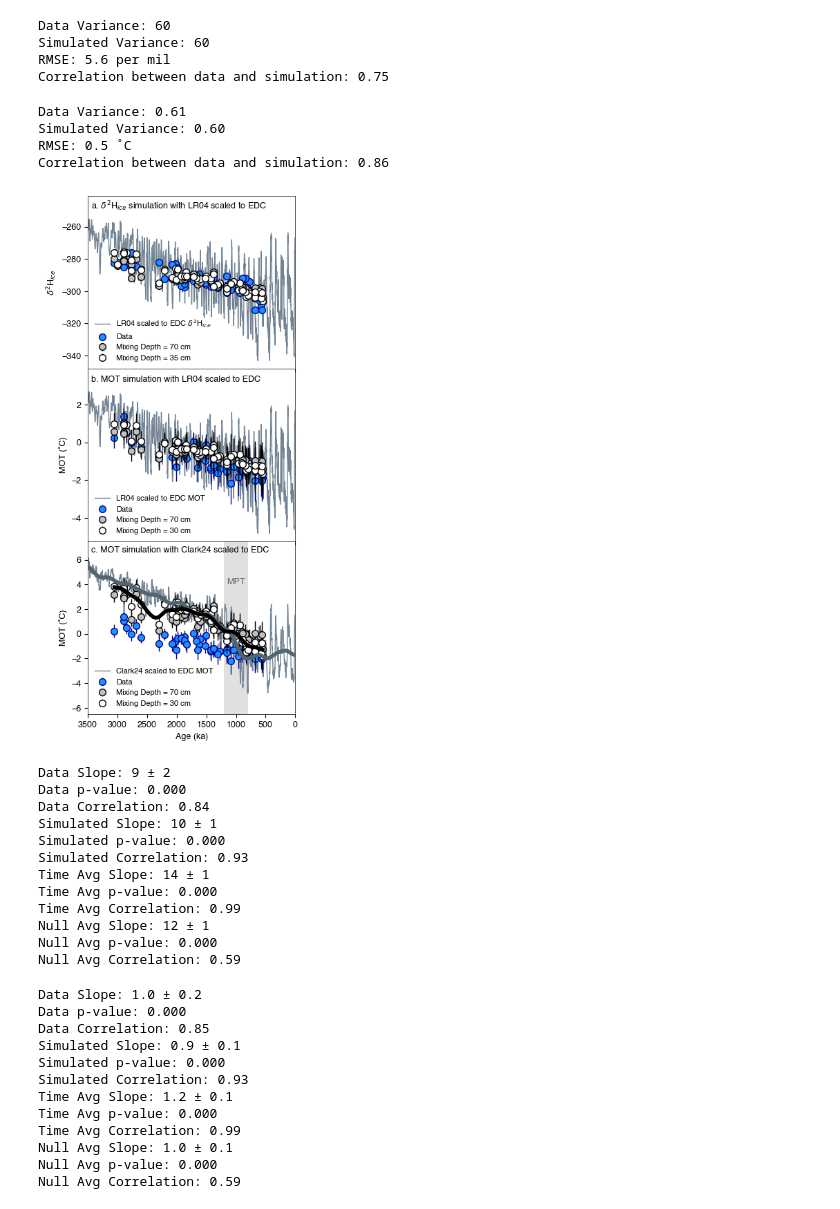
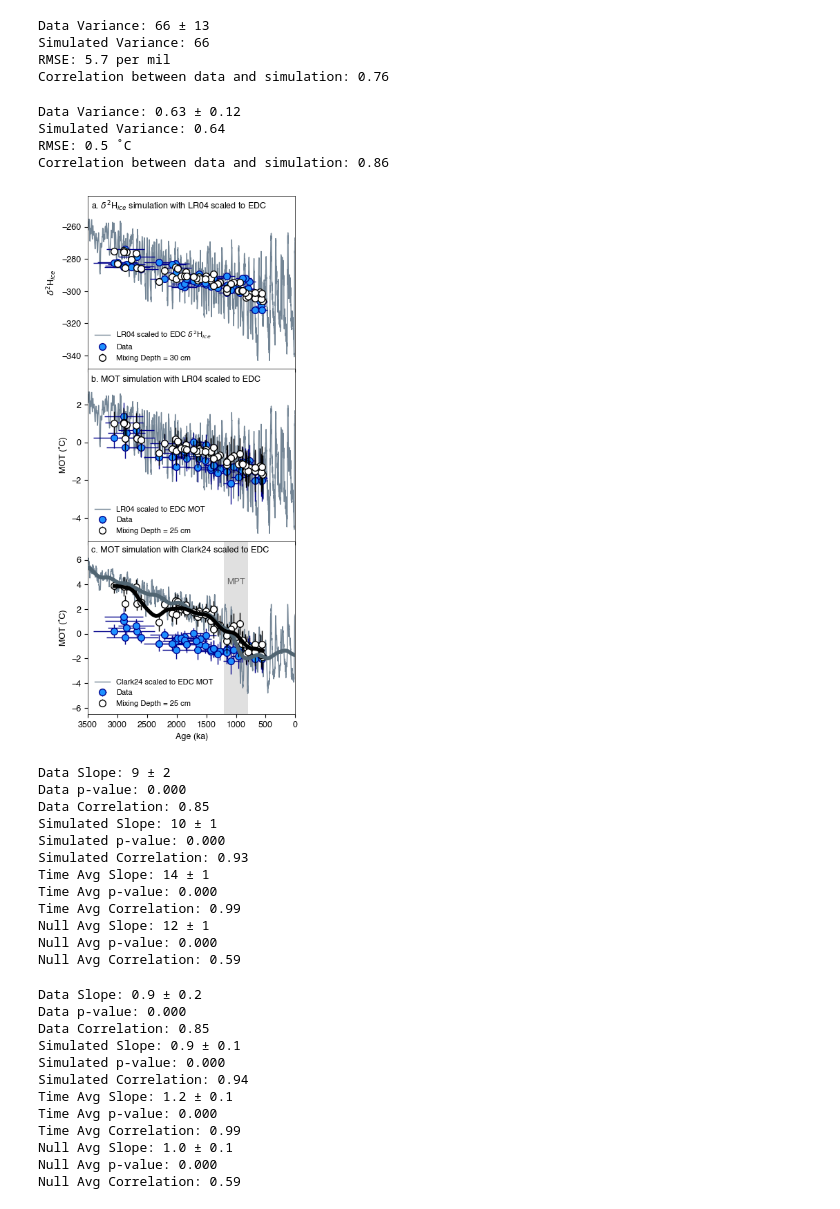
Before and after one commit to jesstierney/blueIce, a Jupyter notebook: iceModelIsotopesMOT.ipynb, the cells around one changed output. Drawn from its saved outputs; the diff is of its cells as text; code cells hidden in the pictures.

```diff
--- a/iceModelIsotopesMOT.ipynb
+++ b/iceModelIsotopesMOT.ipynb
@@ -53,8 +53,8 @@ dDSim = iceTimeAvg(ice.Age, ice.AgeErrA, 400, ageLR04,lrEDC,1000)
 # mix - sample step is still 10 cm as with CO2
 sampStep = 0.1
 # do a low and high mixing scenario, high is equivalent to CO2 mixing value of 70 cm
-minMix = 0.35
-maxMix = 0.7
+minMix = 0.30
+maxMix = 0.75
 dmid = ice[['TopDepth', 'BottomDepth']].mean(axis=1)
 _, _, _, dDmixMin = mixIce(dmid,sampStep,dDSim,minMix)
 _, _, _, dDmixMax = mixIce(dmid,sampStep,dDSim,maxMix)
@@ -64,10 +64,11 @@ _, _, _, dDmixMax = mixIce(dmid,sampStep,dDSim,maxMix)
 dDpres = ~np.isnan(ice.dDice)
 compSet = dDmixMin
 # uncomment to check the 70 cm simulation. Variance is too low.
-#compSet = dDmixMax
-icevar = np.var(ice.dDice[dDpres])
-simvar = np.var(np.mean(compSet[dDpres,:],1))
-print(f"Data Variance: {icevar:.0f}")
+# compSet = dDmixMax
+icevar = np.var(ice.dDice[dDpres],ddof=1)
+icevarerr = np.sqrt((2 * (icevar**2)) / (len(ice.dDice[dDpres]) - 1))
+simvar = np.var(compSet[dDpres,:],ddof=1)
+print(f"Data Variance: {icevar:.0f} ± {icevarerr:.0f}")
 print(f"Simulated Variance: {simvar:.0f}")
 # RMSE
 rmse = np.sqrt(np.mean(np.square(ice.dDice[dDpres] - np.mean(compSet[dDpres,:],1))))
@@ -76,10 +77,10 @@ print(f"RMSE: {rmse:.1f} per mil")
 corrmatrix = np.corrcoef(ice.dDice[dDpres],np.mean(compSet[dDpres,:],1))
 print(f"Correlation between data and simulation: {corrmatrix[0, 1]:.2f}")
 # %% [output]
-Data Variance: 60
-Simulated Variance: 60
-RMSE: 5.6 per mil
-Correlation between data and simulation: 0.75
+Data Variance: 66 ± 13
+Simulated Variance: 66
+RMSE: 5.7 per mil
+Correlation between data and simulation: 0.76
 # %%
 ###### CREATE NULL TRUTH DATASET FOR MOT
 # for this we will first forward model from a "truth" MOT record based on scaling LR04 to EDC MOT (from Kr/N2)
@@ -102,7 +103,7 @@ sstAge = gsst['Age']*1000
 MOTSim = iceTimeAvg(ice.Age, ice.AgeErrA, 400, ageLR04, lrMOT, 1000)
 MOTSimSST = iceTimeAvg(ice.Age, ice.AgeErrA, 400, sstAge,sstMOT,1000)
 # MOT mixing depth
-minMix2 = 0.30
+minMix2 = 0.25
 # mixing with scaled LR04
 _, _, _, MOTmixMin = mixIce(dmid,sampStep,MOTSim,minMix2)
 _, _, _, MOTmixMax = mixIce(dmid,sampStep,MOTSim,maxMix)
@@ -130,11 +131,10 @@ MOTSSTMax = MOTsst6 + MOTrndE
 ###### COMPARE STATISTICS FOR MOT DATA AND SIMULATIONS
 MOTpres = (~np.isnan(ice.MOT))
 compSet = MOTMin
-icevar = np.var(ice.MOT[MOTpres])
-# Note: measured MOT is one expression of possible MOT with the variance of MOT inference
-# so to compare with the simulations we need to add that variance to the simulated data mean
-simvar = np.var(np.mean(compSet,1)) + np.mean(ice.MOTErr[MOTpres]**2)
-print(f"Data Variance: {icevar:.2f}")
+icevar = np.var(ice.MOT[MOTpres],ddof=1)
+icevarerr = np.sqrt((2 * (icevar**2)) / (len(ice.MOT[MOTpres]) - 1))
+simvar = np.var(compSet,ddof=1)
+print(f"Data Variance: {icevar:.2f} ± {icevarerr:.2f}")
 print(f"Simulated Variance: {simvar:.2f}")
 # RMSE
 rmse = np.sqrt(np.mean(np.square(ice.MOT[MOTpres] - np.mean(compSet,1))))
@@ -143,8 +143,8 @@ print(f"RMSE: {rmse:.1f} ˚C")
 corrmatrix = np.corrcoef(ice.MOT[MOTpres],np.mean(compSet,1))
 print(f"Correlation between data and simulation: {corrmatrix[0, 1]:.2f}")
 # %% [output]
-Data Variance: 0.61
-Simulated Variance: 0.60
+Data Variance: 0.63 ± 0.12
+Simulated Variance: 0.64
 RMSE: 0.5 ˚C
 Correlation between data and simulation: 0.86
 # %%
@@ -153,23 +153,29 @@ dDpres = ~np.isnan(ice.dDice)
 MOTpres = ~np.isnan(ice.MOT)
 # start figure
 fig, (ax0, ax1, ax2) = plt.subplots(nrows=3, ncols=1, sharex=True, figsize=(3,7.5))
-# dD
+############# d2H
+# null and data
 ax0.plot(lr04.Age,lrEDC,color="xkcd:steel", label="LR04 scaled to EDC $\delta^2$H$_{ice}$")
-ax0.scatter(ice.Age,ice.dDice,50,"dodgerblue",zorder=5,edgecolor="darkblue", label="Data")
-ax0.errorbar(ice.Age[dDpres],np.mean(dDmixMax[dDpres,:],1),yerr=np.std(dDmixMax[dDpres,:],1),color="black",marker='o',linestyle='None',
-        markeredgecolor="black",markerfacecolor="silver",markersize=7,label=f"Mixing Depth = {maxMix*100:.0f} cm",zorder=12)
+ax0.errorbar(ice.Age,ice.dDice,xerr=ice.AgeErrA,markerfacecolor="dodgerblue",marker='o',markersize=7,
+             linestyle='None',zorder=5,markeredgecolor="darkblue", color="darkblue", label="Data")
+# uncomment to plot a high mixing scenario.
+# ax0.errorbar(ice.Age[dDpres],np.mean(dDmixMax[dDpres,:],1),yerr=np.std(dDmixMax[dDpres,:],1),color="black",marker='o',linestyle='None',
+#         markeredgecolor="black",markerfacecolor="silver",markersize=7,label=f"Mixing Depth = {maxMix*100:.0f} cm",zorder=12)
+# best match mixing scenario.
 ax0.errorbar(ice.Age[dDpres],np.mean(dDmixMin[dDpres,:],1),yerr=np.std(dDmixMin[dDpres,:],1),color="black",marker='o',linestyle='None',
         markeredgecolor="black",markerfacecolor="white",markersize=7,label=f"Mixing Depth = {minMix*100:.0f} cm",zorder=12)
 ax0.set_xlim(0,3500)
 ax0.set_ylabel("$\delta^2$H$_{ice}$")
 ax0.text(3450,-249,"a. $\delta^2$H$_{ice}$ simulation with LR04 scaled to EDC",fontsize=9)
 ax0.legend(loc='lower left',frameon=False, fontsize=8)
-# MOT
+############## MOT
+# null and data
 ax1.plot(lr04.Age,lrMOT,color="xkcd:steel", label="LR04 scaled to EDC MOT")
-ax1.errorbar(ice.Age[MOTpres],ice.MOT[MOTpres],yerr=ice.MOTErr[MOTpres]*2,color="darkblue",marker='o',linestyle='None',
+ax1.errorbar(ice.Age[MOTpres],ice.MOT[MOTpres],yerr=ice.MOTErr[MOTpres]*2,xerr=ice.AgeErrA[MOTpres],color="darkblue",marker='o',linestyle='None',
             markersize=7,zorder=5,markerfacecolor="dodgerblue", label="Data")
-ax1.errorbar(ice.Age[MOTpres],np.mean(MOTMax,1),yerr=np.std(MOTMax,1)*2,color="black",marker='o',linestyle='None',
-        markeredgecolor="black",markerfacecolor="silver",markersize=7,label=f"Mixing Depth = {maxMix*100:.0f} cm",zorder=12)
+# uncomment to plot a high mixing scenario.
+# ax1.errorbar(ice.Age[MOTpres],np.mean(MOTMax,1),yerr=np.std(MOTMax,1)*2,color="black",marker='o',linestyle='None',
+#         markeredgecolor="black",markerfacecolor="silver",markersize=7,label=f"Mixing Depth = {maxMix*100:.0f} cm",zorder=12)
 ax1.errorbar(ice.Age[MOTpres],np.mean(MOTMin,1),yerr=np.std(MOTMin,1)*2,color="black",marker='o',linestyle='None',
         markeredgecolor="black",markerfacecolor="white",markersize=7,label=f"Mixing Depth = {minMix2*100:.0f} cm",zorder=12)
 ax1.set_xlim(0,3500)
@@ -178,7 +184,8 @@ ax1.set_xlabel("Age (ka)")
 ax1.set_ylabel("MOT (˚C)")
 ax1.text(3450,3.2,"b. MOT simulation with LR04 scaled to EDC",fontsize=9)
 ax1.invert_xaxis()
-# MOT with Clark SST
+############### MOT with Clark SST
+# null
 ax2.plot(sstAge,sstMOT,color="xkcd:steel", label="Clark24 scaled to EDC MOT")
 # put in MPT rectangle
 ylims = (-6.5,7.5)
@@ -191,37 +198,38 @@ rect = patches.Rectangle((xStart, yStart), rWidth, rHeight, edgecolor="None", fa
 ax2.add_patch(rect)
 ax2.text(1160,4,"MPT",color="dimgray")
 #
-ax2.errorbar(ice.Age[MOTpres],ice.MOT[MOTpres],yerr=ice.MOTErr[MOTpres]*2,color="darkblue",marker='o',linestyle='None',
+ax2.errorbar(ice.Age[MOTpres],ice.MOT[MOTpres],yerr=ice.MOTErr[MOTpres]*2,xerr=ice.AgeErrA[MOTpres],color="darkblue",marker='o',linestyle='None',
             markersize=7,zorder=5,markerfacecolor="dodgerblue", label="Data")
-ax2.errorbar(ice.Age[MOTpres],np.mean(MOTSSTMax,1),yerr=np.std(MOTSSTMax,1)*2,color="black",marker='o',linestyle='None',
-        markeredgecolor="black",markerfacecolor="silver",markersize=7,label=f"Mixing Depth = {maxMix*100:.0f} cm",zorder=12)
+# uncomment to plot high mixing scenario.
+# ax2.errorbar(ice.Age[MOTpres],np.mean(MOTSSTMax,1),yerr=np.std(MOTSSTMax,1)*2,color="black",marker='o',linestyle='None',
+#         markeredgecolor="black",markerfacecolor="silver",markersize=7,label=f"Mixing Depth = {maxMix*100:.0f} cm",zorder=12)
 ax2.errorbar(ice.Age[MOTpres],np.mean(MOTSSTMin,1),yerr=np.std(MOTSSTMin,1)*2,color="black",marker='o',linestyle='None',
         markeredgecolor="black",markerfacecolor="white",markersize=7,label=f"Mixing Depth = {minMix2*100:.0f} cm",zorder=12)
 ## add a gaussian smooth to highlight MPT
 iAge = ice.Age[MOTpres].reset_index(drop=True).to_numpy()
 SortIndex = np.argsort(iAge)
 AgeSort = iAge[SortIndex]
 MOTSort = np.mean(MOTSSTMin[SortIndex,:],1)
 x_target = np.arange(AgeSort.min(), AgeSort.max(), 50)
 m_interp = np.interp(x_target,AgeSort,MOTSort)
 m_smooth = gaussian_filter1d(m_interp,sigma=10/6)#3
 ax2.plot(x_target,m_smooth,color="black",linewidth=4,zorder=20)
 #gaussian on Clark
 c_smooth = gaussian_filter1d(sstMOT,sigma=500/6)#150
 ax2.plot(sstAge,c_smooth,color="xkcd:slate",linewidth=4,zorder=18)
 ##
 ax2.set_xlim(0,3500)
 ax2.legend(loc='lower left',frameon=False, fontsize=8)
 ax2.set_xlabel("Age (ka)")
 ax2.set_ylabel("MOT (˚C)")
 ax2.text(3450,6.6,"c. MOT simulation with Clark24 scaled to EDC",fontsize=9)
 ax2.invert_xaxis()
 # adjust spacing
 fig.subplots_adjust(left=0, bottom=0, right=1, top=1, wspace=0, hspace=0)
 # print to pdf
 fig.savefig("outputFigures/dDandMOT.pdf", bbox_inches="tight")
 # %% [output]
-[figure, old version]
+[figure, new version]
 # %%
 ######## d2H trend comparison
 # Null LR04
@@ -258,7 +266,7 @@ print(f"Null Avg Correlation: {nullout.rvalue:.2f}")
 # %% [output]
 Data Slope: 9 ± 2
 Data p-value: 0.000
-Data Correlation: 0.84
+Data Correlation: 0.85
 Simulated Slope: 10 ± 1
 Simulated p-value: 0.000
 Simulated Correlation: 0.93
@@ -300,12 +308,12 @@ print(f"Null Avg Slope: {nullout.slope:.1f} ± {simout.stderr*2:.1f}")
 print(f"Null Avg p-value: {nullout.pvalue:.3f}")
 print(f"Null Avg Correlation: {nullout.rvalue:.2f}")
 # %% [output]
-Data Slope: 1.0 ± 0.2
+Data Slope: 0.9 ± 0.2
 Data p-value: 0.000
 Data Correlation: 0.85
 Simulated Slope: 0.9 ± 0.1
 Simulated p-value: 0.000
-Simulated Correlation: 0.93
+Simulated Correlation: 0.94
 Time Avg Slope: 1.2 ± 0.1
 Time Avg p-value: 0.000
 Time Avg Correlation: 0.99
```
Also changed, not shown: 5 other files.
